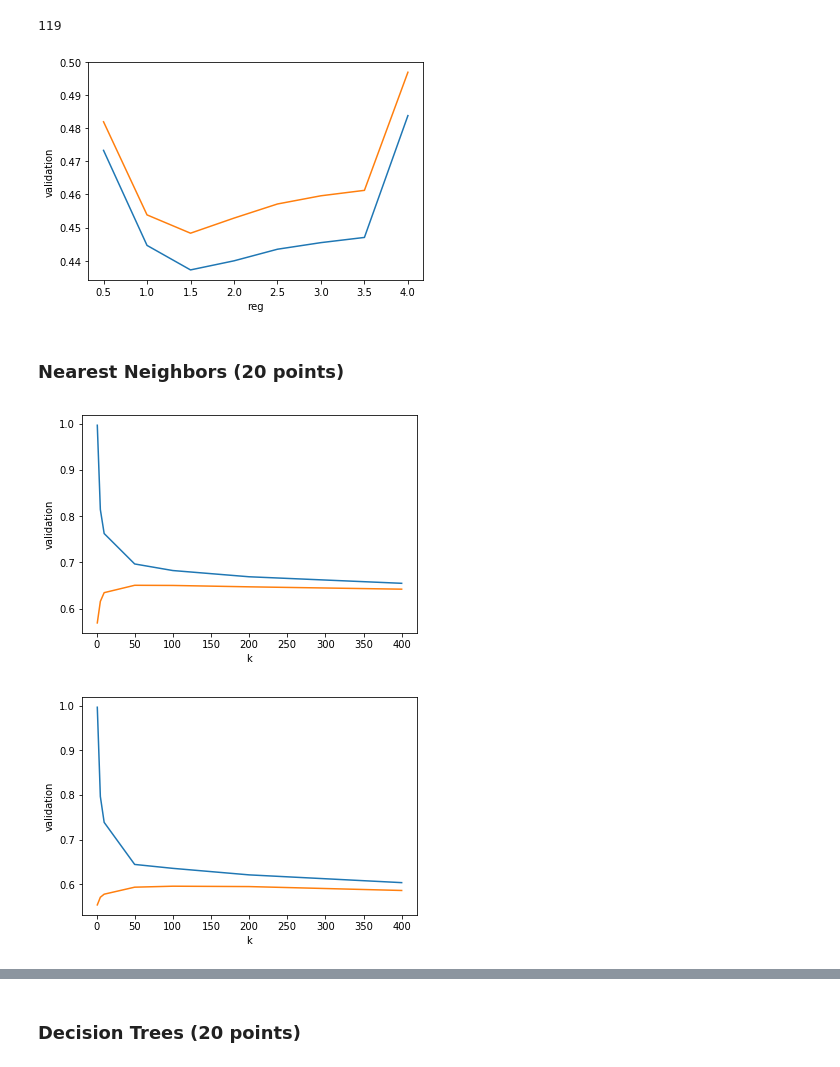
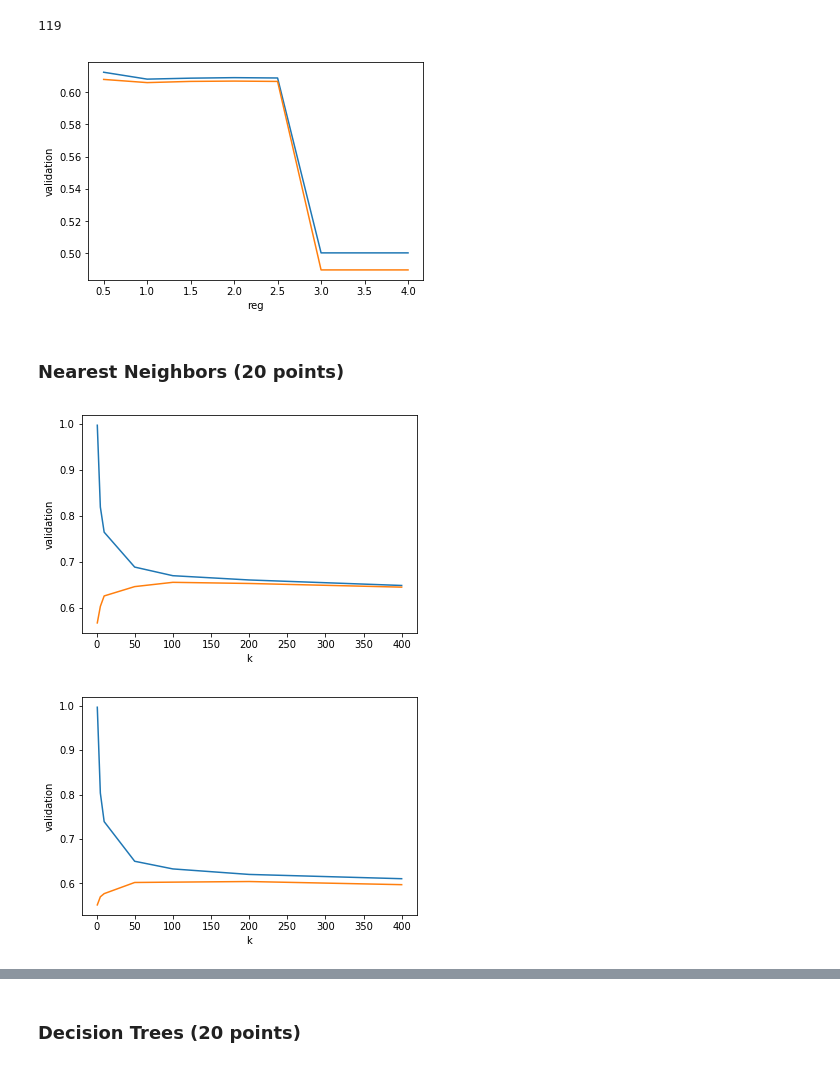
Before and after one commit to Tivcrmn/uci-cs273a, a Jupyter notebook: HW4/Homework4_11_20.ipynb, the cells around one changed output, grey strips where cells are left out. Cells and saved outputs as stored; diff of their text form; code cells hidden in the pictures.

```diff
--- a/HW4/Homework4_11_20.ipynb
+++ b/HW4/Homework4_11_20.ipynb
@@ -42,8 +42,9 @@ print_info(X, '')
 # 1.2
 Xtr, Xva, Ytr, Yva = ml.splitData(X, Y)
 Xt, Yt = Xtr[:5000], Ytr[:5000] # subsample for efficiency (you can go higher)
+Xv, Yv = Xva[:5000], Yva[:5000]
 XtS, params = ml.rescale(Xt) # Normalize the features
-XvS, _ = ml.rescale(Xva, params) # Normalize the features
+XvS, _ = ml.rescale(Xv, params) # Normalize the features
 
 print('---XtS-----')
 
@@ -73,14 +74,14 @@ XvS mean is: -0.020755741947537057 XvS variance is: 1.405630589380448
 # %% [markdown]
 ### Linear Classifiers (20 points)
 # %%
-def linear_classfier_print(learner, XtS, Yt, XvS, Yva):
+def linear_classfier_print(learner, XtS, Yt, XvS, Yv):
     reg = [0.5,1.0,1.5,2.0,2.5,3.0,3.5,4.0]
     tr_auc = []
     va_auc = []
     for r in reg:
         learner.train(XtS, Yt, reg=r, initStep=0.5, stopTol=1e-6, stopIter=100)
         tr_auc.append(learner.auc(XtS, Yt))
-        va_auc.append(learner.auc(XvS, Yva))
+        va_auc.append(learner.auc(XvS, Yv))
 
     plt.plot(reg, tr_auc)
     plt.xlabel('reg')
@@ -100,7 +101,7 @@ linear_classfier_print(learner, XtS, Yt, XvS, Yva)
 # %%
 # 2.2
 Xt2 = ml.transforms.fpoly(Xt, 2, bias=False)
-Xv2 = ml.transforms.fpoly(Xva, 2, bias=False)
+Xv2 = ml.transforms.fpoly(Xv, 2, bias=False)
 print(Xt2.shape[1])
 
 # We originally have 14 features from x1 -> x14
@@ -113,11 +114,11 @@ print(Xt2.shape[1])
 # %%
 # 2.3
 XtS2, params = ml.rescale(Xt2)
 XvS2, _ = ml.rescale(Xv2, params)
 learner_trans = ml.linearC.linearClassify()
-linear_classfier_print(learner_trans, XtS2, Yt, XvS2, Yva)
+linear_classfier_print(learner_trans, XtS2, Yt, XvS2, Yv)
 # %% [output]
-[figure, old version]
+[figure, new version]
 # %% [markdown]
 ###  Nearest Neighbors (20 points)
 # %%
@@ -142,14 +143,14 @@ def nearest_neighbors_print(XtS, Yt, XvS, Yva):
     plt.show()
 # %%
 # 3.1
-nearest_neighbors_print(XtS, Yt, XvS, Yva)
+nearest_neighbors_print(XtS, Yt, XvS, Yv)
 # %% [output]
-[figure, old version]
+[figure, new version]
 # %%
 # 3.2
-nearest_neighbors_print(Xt, Yt, Xva, Yva)
+nearest_neighbors_print(Xt, Yt, Xv, Yv)
 # %% [output]
-[figure, old version]
+[figure, new version]
 # %%
 # 3.3
 K = range(1,10,1) # Or something else
```
Also changed, not shown: parts of 15 cells of this notebook.
